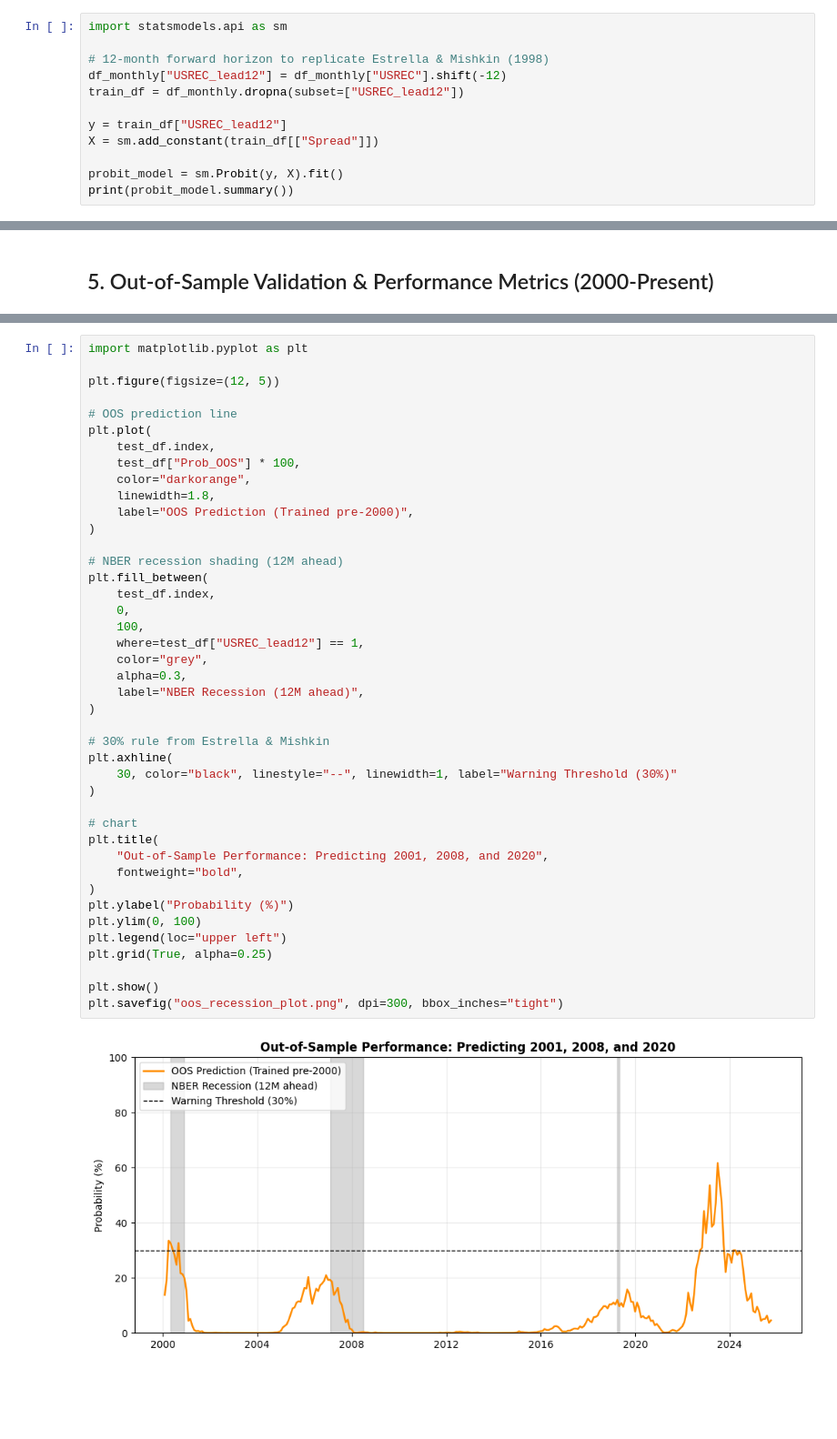
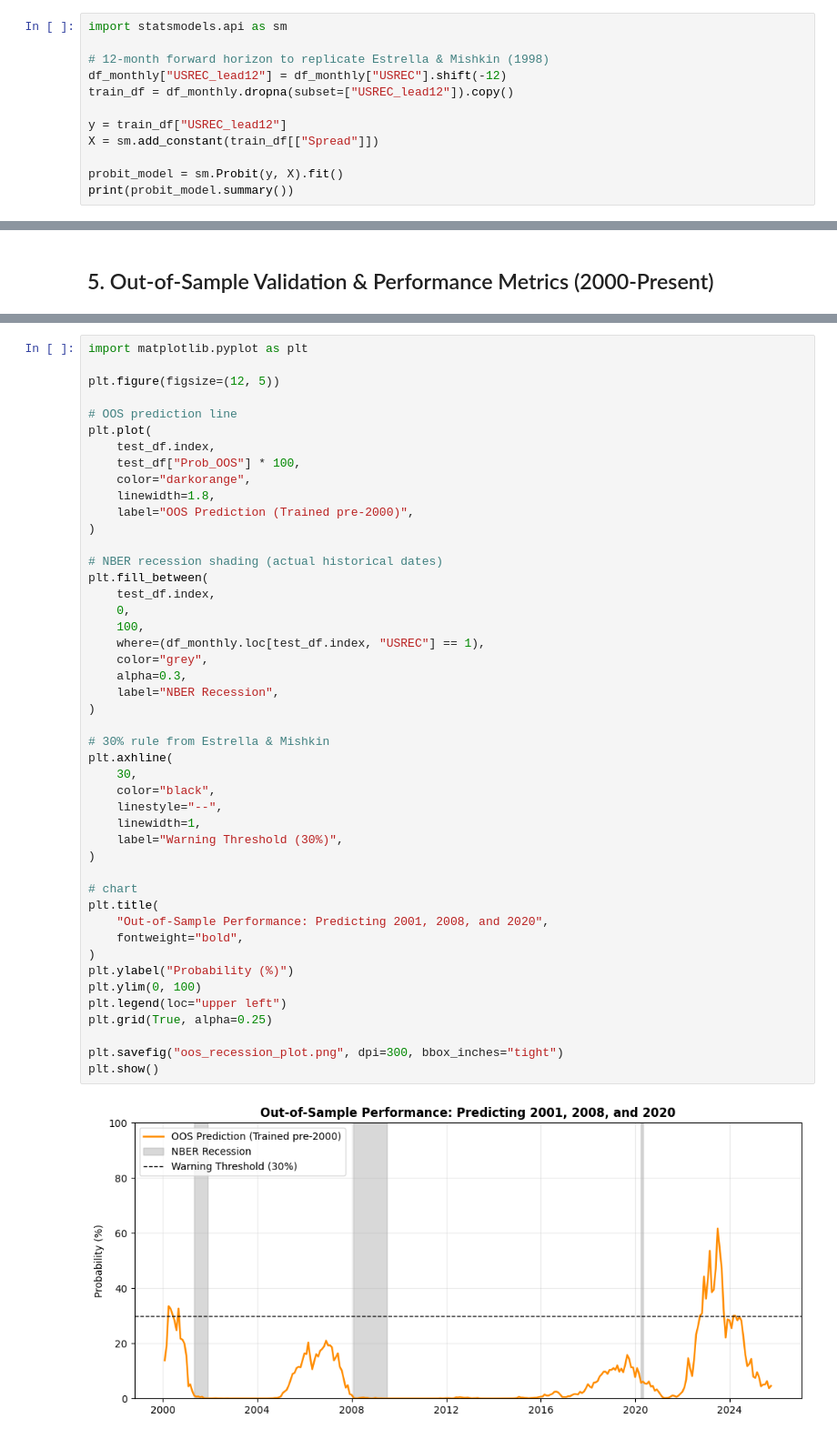
Before and after one commit to ziem-branchereau/us-recession-probit-model, a Jupyter notebook: recession_probit_model.ipynb, the cells around one changed output, grey strips where cells are left out. Shown at 91% size. Drawn from its saved outputs; the diff is of its cells as text; blank space fills up the shorter version.

```diff
--- a/recession_probit_model.ipynb
+++ b/recession_probit_model.ipynb
@@ -32,7 +32,7 @@ import statsmodels.api as sm
 
 # 12-month forward horizon to replicate Estrella & Mishkin (1998)
 df_monthly["USREC_lead12"] = df_monthly["USREC"].shift(-12)
-train_df = df_monthly.dropna(subset=["USREC_lead12"])
+train_df = df_monthly.dropna(subset=["USREC_lead12"]).copy()
 
 y = train_df["USREC_lead12"]
 X = sm.add_constant(train_df[["Spread"]])
@@ -177,36 +175,40 @@ plt.plot(
     test_df["Prob_OOS"] * 100,
     color="darkorange",
     linewidth=1.8,
     label="OOS Prediction (Trained pre-2000)",
 )
 
-# NBER recession shading (12M ahead)
+# NBER recession shading (actual historical dates)
 plt.fill_between(
     test_df.index,
     0,
     100,
-    where=test_df["USREC_lead12"] == 1,
+    where=(df_monthly.loc[test_df.index, "USREC"] == 1),
     color="grey",
     alpha=0.3,
-    label="NBER Recession (12M ahead)",
+    label="NBER Recession",
 )
 
 # 30% rule from Estrella & Mishkin
 plt.axhline(
-    30, color="black", linestyle="--", linewidth=1, label="Warning Threshold (30%)"
+    30,
+    color="black",
+    linestyle="--",
+    linewidth=1,
+    label="Warning Threshold (30%)",
 )
 
 # chart
 plt.title(
     "Out-of-Sample Performance: Predicting 2001, 2008, and 2020",
     fontweight="bold",
 )
 plt.ylabel("Probability (%)")
 plt.ylim(0, 100)
 plt.legend(loc="upper left")
 plt.grid(True, alpha=0.25)
 
+plt.savefig("oos_recession_plot.png", dpi=300, bbox_inches="tight")
 plt.show()
-plt.savefig("oos_recession_plot.png", dpi=300, bbox_inches="tight")
 # %% [output]
-[figure, old version]
+[figure, new version]
```
Also changed, not shown: parts of 4 cells of this notebook.
